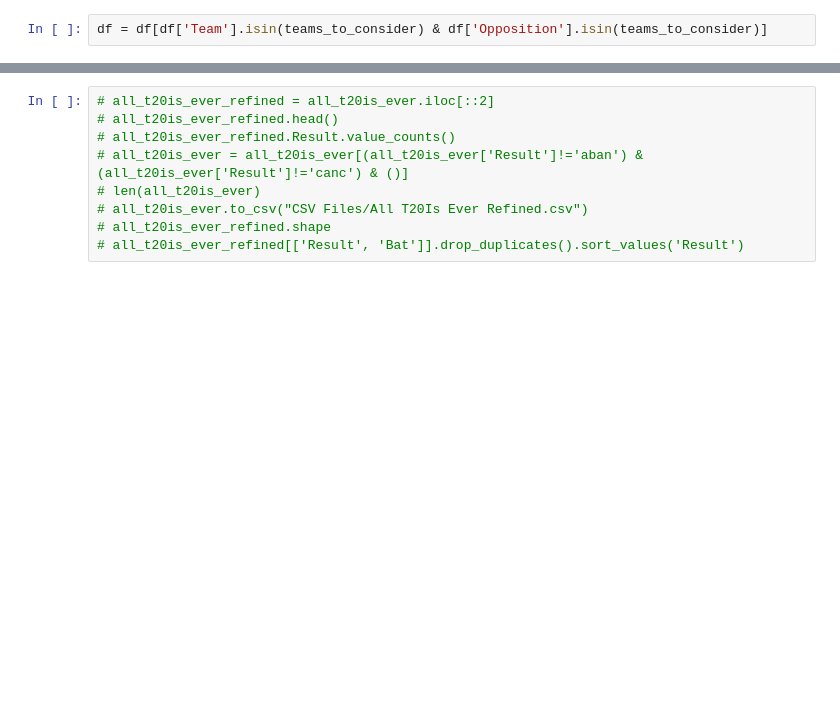
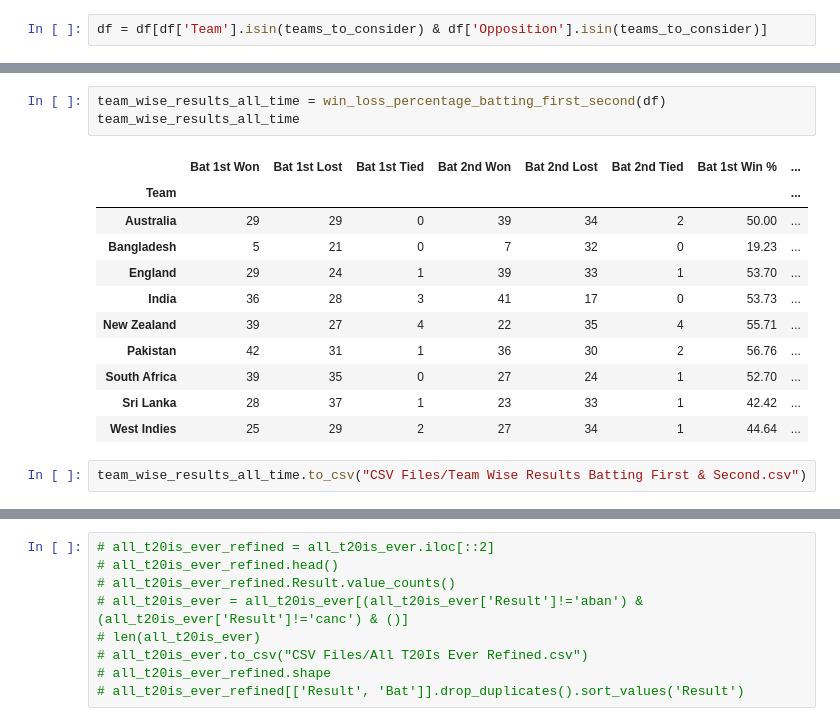
Before and after one commit to VicodinAbuser/Cricket-Predictvie-Analytics-Experimentation, a Jupyter notebook: Ind SL T20I Predictive Analytics.ipynb, the cells around one changed output, grey strips where cells are left out. Saved outputs shown, nothing was run; the diff lists cells and outputs as text; blank space fills up the shorter version.

```diff
--- a/Ind SL T20I Predictive Analytics.ipynb
+++ b/Ind SL T20I Predictive Analytics.ipynb
@@ -236,0 +209,17 @@ team_wise_results
+# %%
+team_wise_results_all_time = win_loss_percentage_batting_first_second(df)
+team_wise_results_all_time
+# %% [output]
+|  | Bat 1st Won | Bat 1st Lost | Bat 1st Tied | Bat 2nd Won | Bat 2nd Lost | Bat 2nd Tied | Bat 1st Win % | ... |
+| Team |  |  |  |  |  |  |  | ... |
+| Australia | 29 | 29 | 0 | 39 | 34 | 2 | 50.00 | ... |
+| Bangladesh | 5 | 21 | 0 | 7 | 32 | 0 | 19.23 | ... |
+| England | 29 | 24 | 1 | 39 | 33 | 1 | 53.70 | ... |
+| India | 36 | 28 | 3 | 41 | 17 | 0 | 53.73 | ... |
+| New Zealand | 39 | 27 | 4 | 22 | 35 | 4 | 55.71 | ... |
+| Pakistan | 42 | 31 | 1 | 36 | 30 | 2 | 56.76 | ... |
+| South Africa | 39 | 35 | 0 | 27 | 24 | 1 | 52.70 | ... |
+| Sri Lanka | 28 | 37 | 1 | 23 | 33 | 1 | 42.42 | ... |
+| West Indies | 25 | 29 | 2 | 27 | 34 | 1 | 44.64 | ... |
+# %%
+team_wise_results_all_time.to_csv("CSV Files/Team Wise Results Batting First & Second.csv")
```
Also changed, not shown: parts of 16 cells of this notebook, 4 other files.
